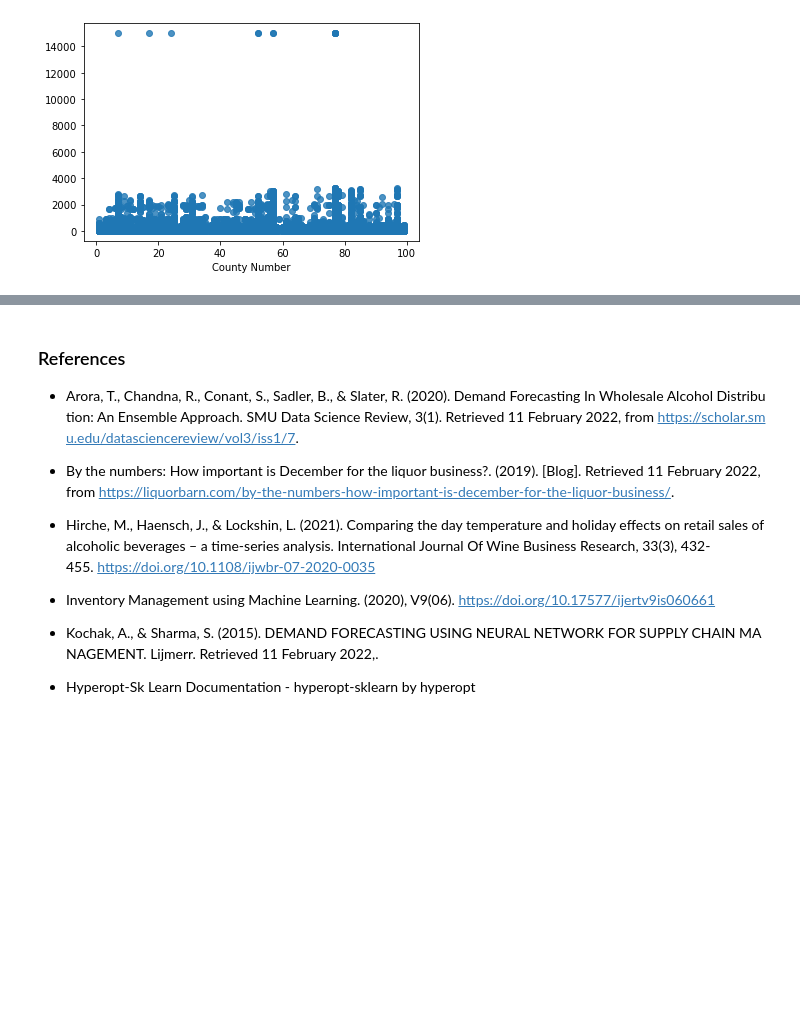
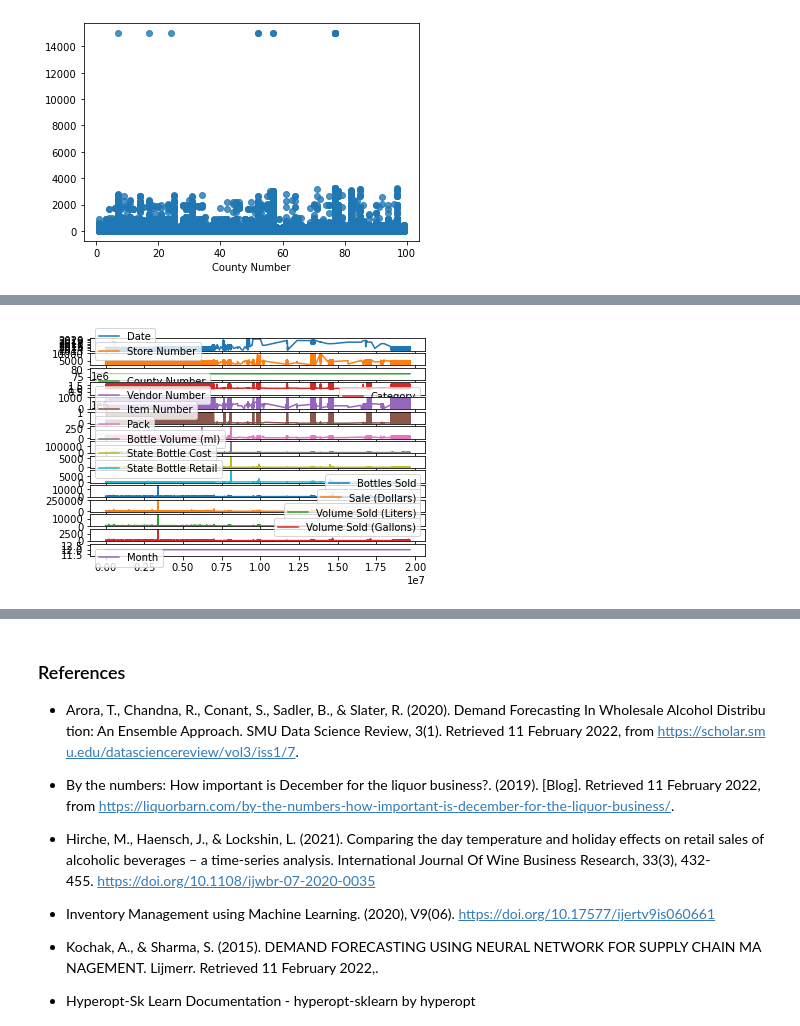
Before and after one commit to ruwzeta/alcholsalespredictioniowa, a Jupyter notebook: Group 7 - Final Submission Emerging Tech Project.ipynb, the cells around one changed output, grey strips where cells are left out. Cells and saved outputs as stored; diff of their text form; code cells hidden in the pictures; blank space fills up the shorter version.

```diff
--- a/Group 7 - Final Submission Emerging Tech Project.ipynb
+++ b/Group 7 - Final Submission Emerging Tech Project.ipynb
@@ -461,0 +552,7 @@ sns.regplot(x=X_test['County Number'], y=rfr_y_predicts)
+# %%
+# Cleaned Plot for numeric Variables
+ILS_cleaned.plot(subplots=True)
+
+plt.show()
+# %% [output]
+[figure, added]
```
Also changed, not shown: parts of 62 cells of this notebook.
